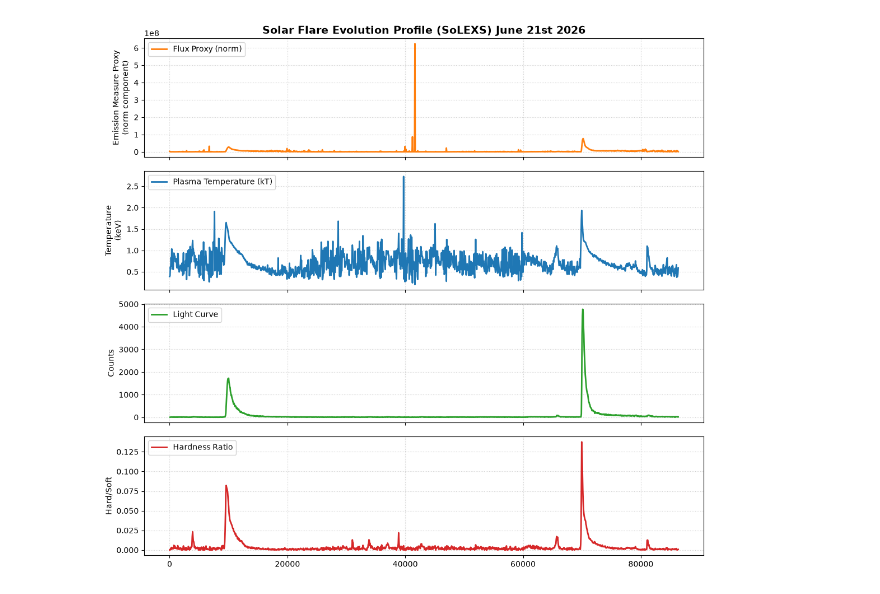
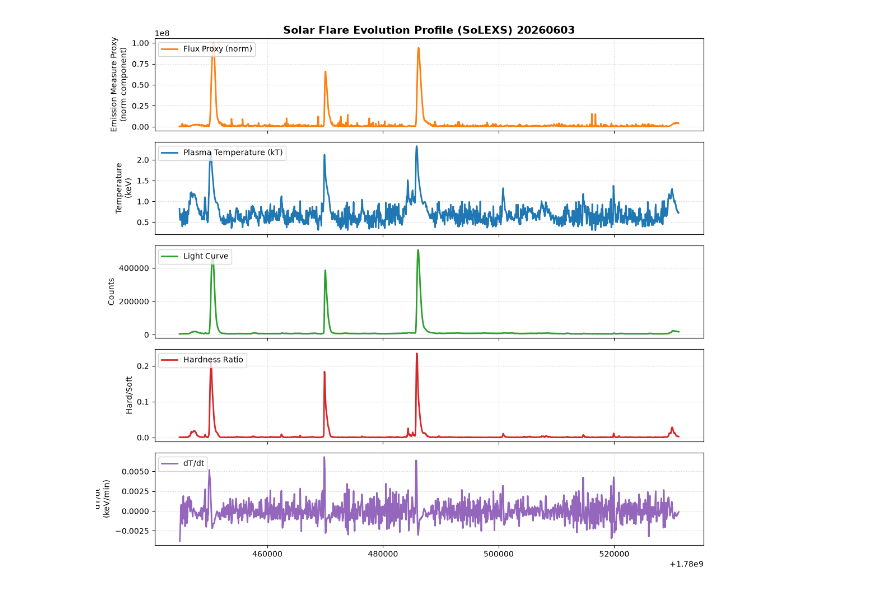
Before and after one commit to OmSai-HonouredOne/SolARIS, a Jupyter notebook: solexsdata.ipynb, the cells around one changed output. Drawn from its saved outputs; the diff is of its cells as text; code cells hidden in the pictures.

```diff
--- a/solexsdata.ipynb
+++ b/solexsdata.ipynb
@@ -17,13 +22,6 @@ xspec.Xset.logChatter = 0
 # %%
-spectra_dir = "AL1_SLX_L1_20260621/PI20260621"
+spectra_dir = "AL1_SLX_L1_20260603/PI"
 pi_files = sorted(glob.glob(os.path.join(spectra_dir, "*.pi")))
-hdul = fits.open('AL1_SLX_L1_20260621/AL1_SOLEXS_20260621_SDD2_L1.lc.gz')
-lc_data = hdul['RATE'].data
-time = np.array(lc_data['TIME'])
-lccounts = np.array(lc_data['COUNTS'])
-time-=time[0]
-time = time[::60]
-lccounts = lccounts[::60]
 # %%
 results = []
 
@@ -51,7 +49,7 @@ for i in range(len(pi_files)):
         norm_val = mdl.vapec.norm.values[0]
 
         # Append values along with a running physical time axis (Minutes)
-        time_min = i * 60
+        time_min = int(pi_files[i].split('_')[-2])
         results.append([time_min, kt_val, norm_val])
         print(i)
     except:
@@ -106,8 +104,7 @@ for i in range(len(pi_files)):
             hr_value = high_energy_sum / low_energy_sum if low_energy_sum > 0 else 0.0
 
             # Mirror the running timeline axis from your XSPEC loop
-            time_min = i * 60
-
+            time_min = int(pi_files[i].split('_')[-2])
             raw_features.append([time_min, pi_files[i].split('/')[-1], aperture_state, total_raw_counts, hr_value, time_start])
 
     except Exception as e:
@@ -119,7 +116,7 @@ df2 = pd.DataFrame(raw_features, columns=[
     "Time_Min", "File_Name", "Aperture_State", "Total_Counts", "Hardness_Ratio", "TSTART"
 ])
 
-print(f"Done! Raw features collected for {len(df_raw)} records.")
+print(f"Done! Raw features collected for {len(df2)} records.")
 df2.head()
 # %% [output]
 Extracting raw data features from 1440 files...
@@ -133,8 +130,12 @@ Done! Raw features collected for 1440 records.
 # %%
 df1 = pd.DataFrame(results, columns=["Time_Min", "Temperature_keV", "EM_proxy"])
 
-df1['Counts'] = lccounts
+df = pd.merge(df1, df2, on="Time_Min")
 
-df = pd.merge(df1, df2, on="Time_Min")
+dt = df["Time_Min"].diff()
+dT = df["Temperature_keV"].diff()
+df['dT/dt'] = dT / dt
+df['dT/dt'] = df['dT/dt'].rolling(window=3, min_periods=1).mean()
+
 df.head()
 # %% [output]
@@ -147,36 +148,43 @@ df.head()
 # %%
 # Create a figure with 3 distinct stacked panels sharing the same X-axis
-fig, axes = plt.subplots(nrows=4, ncols=1, figsize=(11, 10), sharex=True)
+fig, axes = plt.subplots(nrows=5, ncols=1, figsize=(11, 10), sharex=True)
 
-axes[0].set_title('Solar Flare Evolution Profile (SoLEXS) June 21st 2026', fontsize=14, fontweight='bold')
 # 1. Top Panel: Flux Proxy (Model Normalization)
 # This serves as your Light Curve to identify when the flare spikes occur
 axes[0].plot(df['Time_Min'], df['EM_proxy'], color='tab:orange', linewidth=2, label='Flux Proxy (norm)')
+axes[0].set_title(f'Solar Flare Evolution Profile (SoLEXS) {pi_files[0].split('_')[3].split('/')[0]}', fontsize=14, fontweight='bold')
 axes[0].set_ylabel('Emission Measure Proxy\n(norm component)', fontsize=10)
 axes[0].grid(True, linestyle=':', alpha=0.6)
 axes[0].legend(loc='upper left')
 
 # 2. Middle Panel: Plasma Temperature (kT)
 # Watch for this to peak right before or at the start of the flux spike
 axes[1].plot(df['Time_Min'], df['Temperature_keV'], color='tab:blue', linewidth=2, label='Plasma Temperature (kT)')
 axes[1].set_ylabel('Temperature\n(keV)', fontsize=10)
 axes[1].grid(True, linestyle=':', alpha=0.6)
 axes[1].legend(loc='upper left')
 
 # 3. Light Curve: Brightness curve
-axes[2].plot(df['Time_Min'], df['Counts'], color='tab:green', linewidth=2, label="Light Curve")
+axes[2].plot(df['Time_Min'], df['Total_Counts'], color='tab:green', linewidth=2, label="Light Curve")
 axes[2].set_ylabel('Counts', fontsize=10)
 axes[2].grid(True, linestyle=':', alpha=0.6)
 axes[2].legend(loc='upper left')
 
 # 4. Hardness Ratio: Spectral evolution indicator
 axes[3].plot(df['Time_Min'], df['Hardness_Ratio'], color='tab:red', linewidth=2, label="Hardness Ratio")
 axes[3].set_ylabel('Hard/Soft', fontsize=10)
 axes[3].grid(True, linestyle=':', alpha=0.6)
 axes[3].legend(loc='upper left')
 
+# 5. Temperature Derivative: dT/dt
+axes[4].plot(df['Time_Min'], df['dT/dt'], color='tab:purple', linewidth=2, label="dT/dt")
+axes[4].set_ylabel('dT/dt\n(keV/min)', fontsize=10)
+axes[4].grid(True, linestyle=':', alpha=0.6)
+axes[4].legend(loc='upper left')
+
+
 # Clean up layout adjustments
 plt.tight_layout()
 plt.show()
 # %% [output]
-[figure, old version]
+[figure, new version]
```
Also changed, not shown: parts of 3 cells of this notebook, 1 other file.
